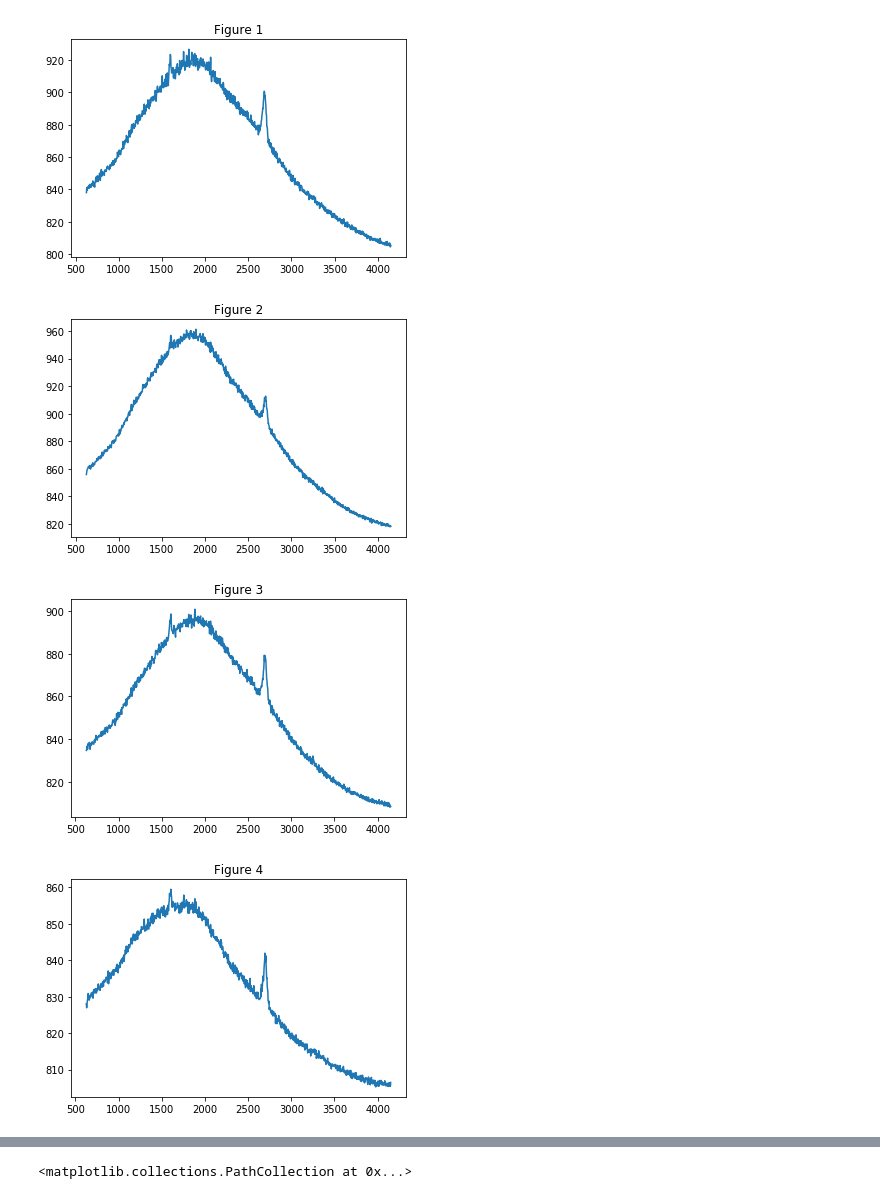
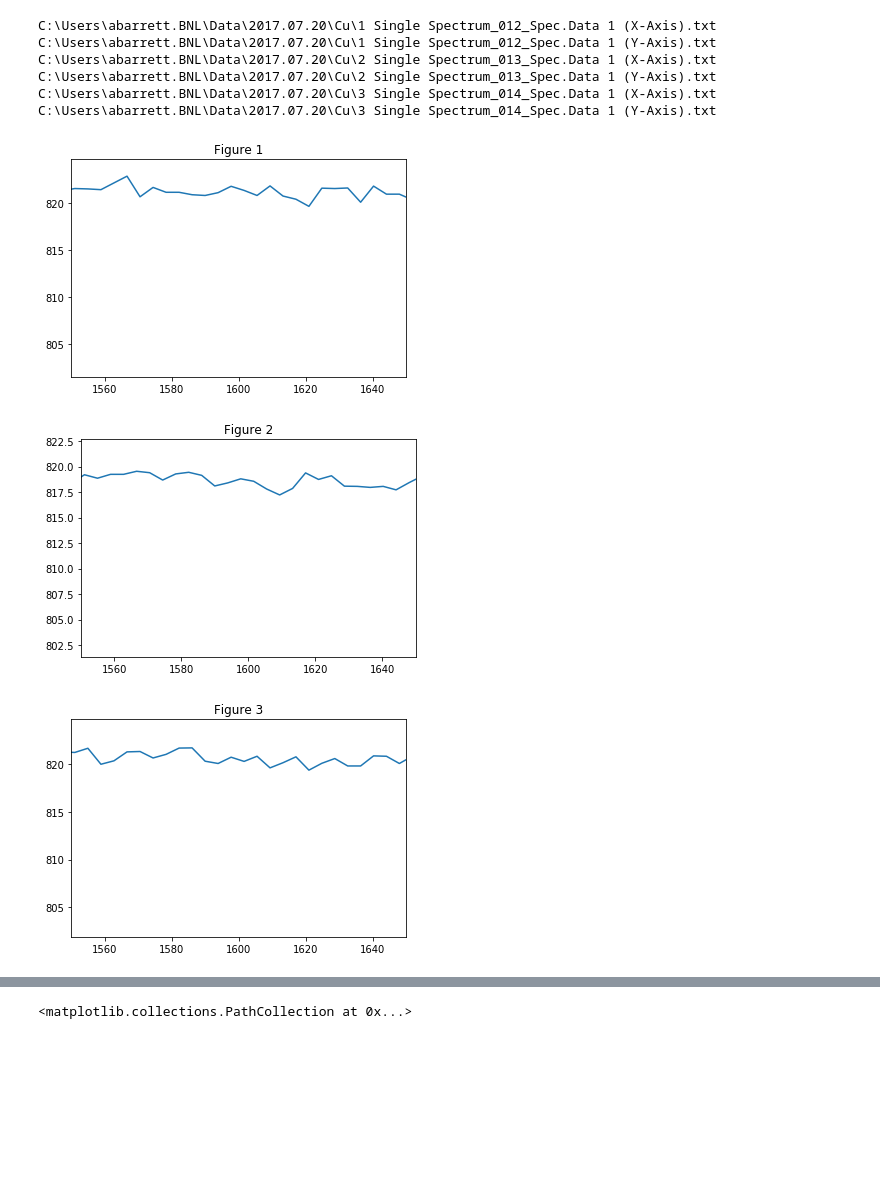
Before and after one commit to alexanderbarrett/Graphene, a Jupyter notebook: initial.ipynb, the cells around one changed output, grey strips where cells are left out. Cells and saved outputs as stored; diff of their text form; code cells hidden in the pictures; blank space fills up the shorter version.

```diff
--- a/initial.ipynb
+++ b/initial.ipynb
@@ -24,40 +29,47 @@ for line in f_x1 :
 
 import pylab as py
 import os
 import numpy as np
 import matplotlib.pyplot as plt
 
 # print specification
 np.set_printoptions(threshold = np.nan)
 
 # folder containing only the data to be imported
-path = 'C:\\Users\\abarrett.BNL\\Data\\2017.07.20_Gr_Cu'
+path = 'C:\\Users\\abarrett.BNL\\Data\\2017.07.20\\Cu'
 
 # import data from each file
-data = np.empty
+data = np.array([])
 for filename in os.listdir(path):
     fpath = path + '\\' + filename
+    print(fpath)
     f = open(fpath,'r')
     x = []
     for line in f:
         x.append(float(line))
     data = np.append(data, x)
+    f.close()
 
 # reshape into matrix, each file has its own row
 # ORDERING ISSUE HERE
 num_files = len(os.listdir(path))
-data = data[1:]
-data = data.reshape((num_files, int(len(data) / num_files)))
+data = data.reshape(num_files, len(data) // num_files)
 
 # iteratively plot data
-idx = int(data.shape[0] / 2)
+idx = data.shape[0] // 2
 for i in range(idx):
     plt.figure(i)
     py.title('Figure ' + str(i+1))
-    py.plot(data[i],data[i+idx])
+    py.plot(data[2*i],data[2*i + 1])
+    py.xlim(1550,1650)
     py.show()
 # %% [output]
+C:\Users\abarrett.BNL\Data\2017.07.20\Cu\1 Single Spectrum_012_Spec.Data 1 (X-Axis).txt
+C:\Users\abarrett.BNL\Data\2017.07.20\Cu\1 Single Spectrum_012_Spec.Data 1 (Y-Axis).txt
+C:\Users\abarrett.BNL\Data\2017.07.20\Cu\2 Single Spectrum_013_Spec.Data 1 (X-Axis).txt
+C:\Users\abarrett.BNL\Data\2017.07.20\Cu\2 Single Spectrum_013_Spec.Data 1 (Y-Axis).txt
+C:\Users\abarrett.BNL\Data\2017.07.20\Cu\3 Single Spectrum_014_Spec.Data 1 (X-Axis).txt
+C:\Users\abarrett.BNL\Data\2017.07.20\Cu\3 Single Spectrum_014_Spec.Data 1 (Y-Axis).txt
-[figure, old version]
+[figure, new version]
-[figure, old version]
+[figure, new version]
-[figure, old version]
+[figure, new version]
-[figure, removed]
```
Also changed, not shown: parts of 7 cells of this notebook.
